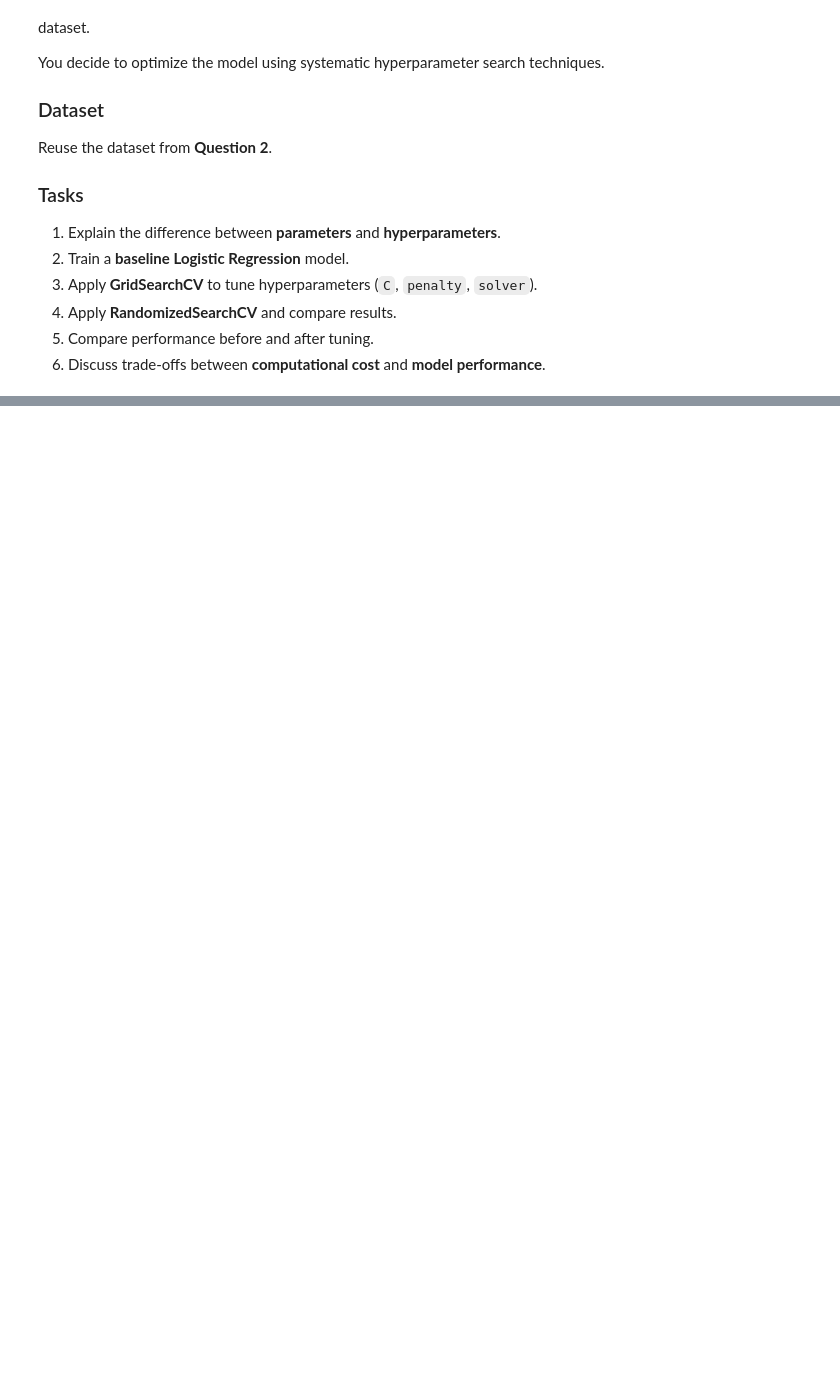
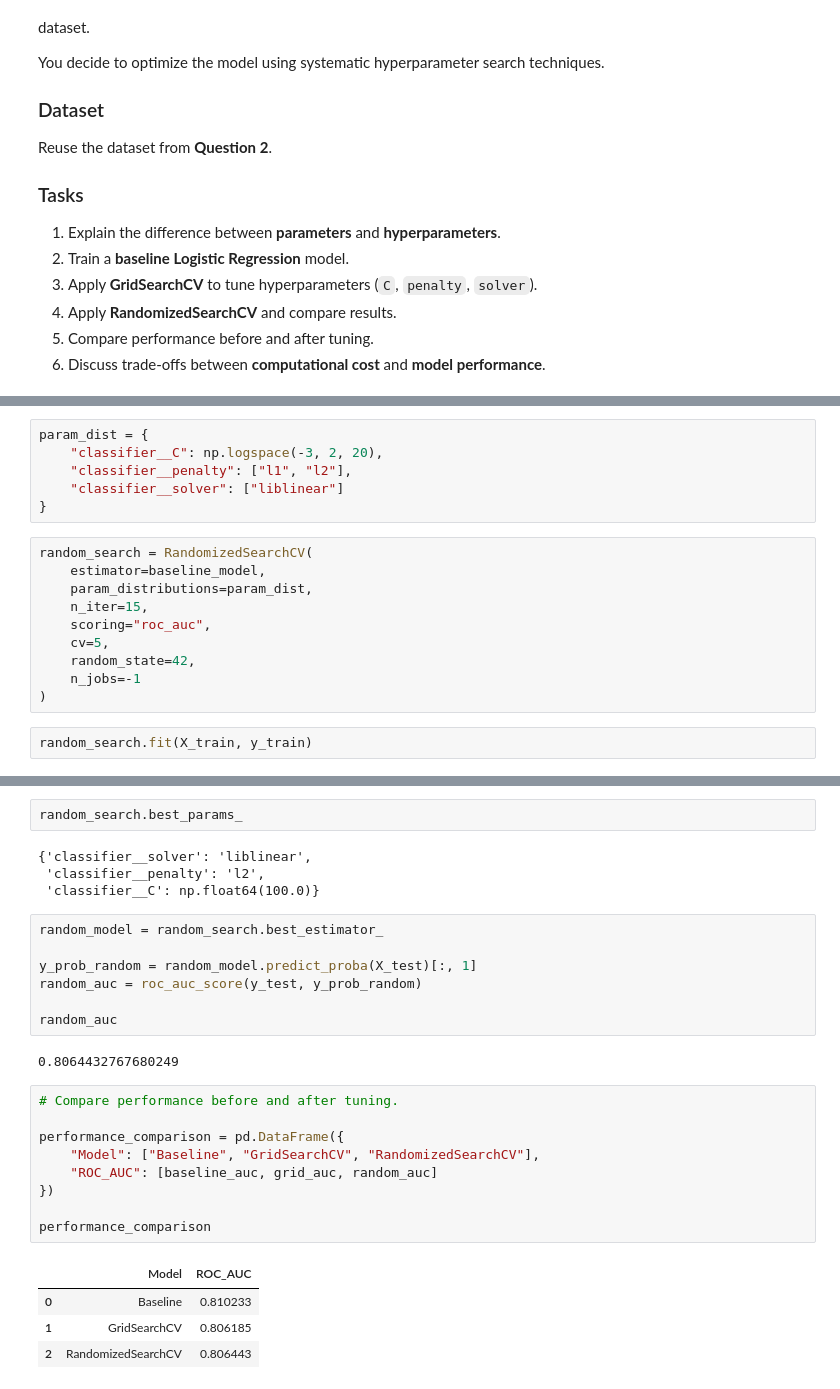
Before and after one commit to sureshskg-beep/DS-P1, a Jupyter notebook: Assignments/Assignment-08_Jan23.ipynb, the cells around one changed output, grey strips where cells are left out. Saved outputs shown, nothing was run; the diff lists cells and outputs as text; blank space fills up the shorter version.

```diff
--- a/Assignments/Assignment-08_Jan23.ipynb
+++ b/Assignments/Assignment-08_Jan23.ipynb
@@ -445,0 +572,18 @@ Reuse the dataset from **Question 2**.
+# %%
+param_dist = {
+    "classifier__C": np.logspace(-3, 2, 20),
+    "classifier__penalty": ["l1", "l2"],
+    "classifier__solver": ["liblinear"]
+}
+# %%
+random_search = RandomizedSearchCV(
+    estimator=baseline_model,
+    param_distributions=param_dist,
+    n_iter=15,
+    scoring="roc_auc",
+    cv=5,
+    random_state=42,
+    n_jobs=-1
+)
+# %%
+random_search.fit(X_train, y_train)
@@ -445,0 +607,29 @@ Reuse the dataset from **Question 2**.
+# %%
+random_search.best_params_
+# %% [output]
+{'classifier__solver': 'liblinear',
+ 'classifier__penalty': 'l2',
+ 'classifier__C': np.float64(100.0)}
+# %%
+random_model = random_search.best_estimator_
+
+y_prob_random = random_model.predict_proba(X_test)[:, 1]
+random_auc = roc_auc_score(y_test, y_prob_random)
+
+random_auc
+# %% [output]
+0.8064432767680249
+# %%
+# Compare performance before and after tuning.
+
+performance_comparison = pd.DataFrame({
+    "Model": ["Baseline", "GridSearchCV", "RandomizedSearchCV"],
+    "ROC_AUC": [baseline_auc, grid_auc, random_auc]
+})
+
+performance_comparison
+# %% [output]
+|  | Model | ROC_AUC |
+| 0 | Baseline | 0.810233 |
+| 1 | GridSearchCV | 0.806185 |
+| 2 | RandomizedSearchCV | 0.806443 |
```
Also changed, not shown: parts of 22 cells of this notebook, 6 other files.
